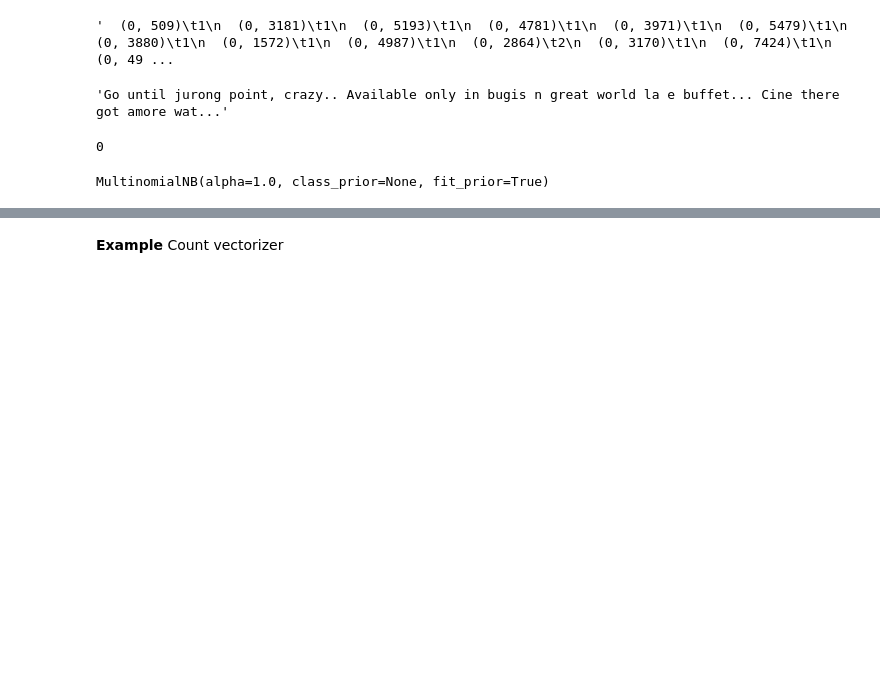
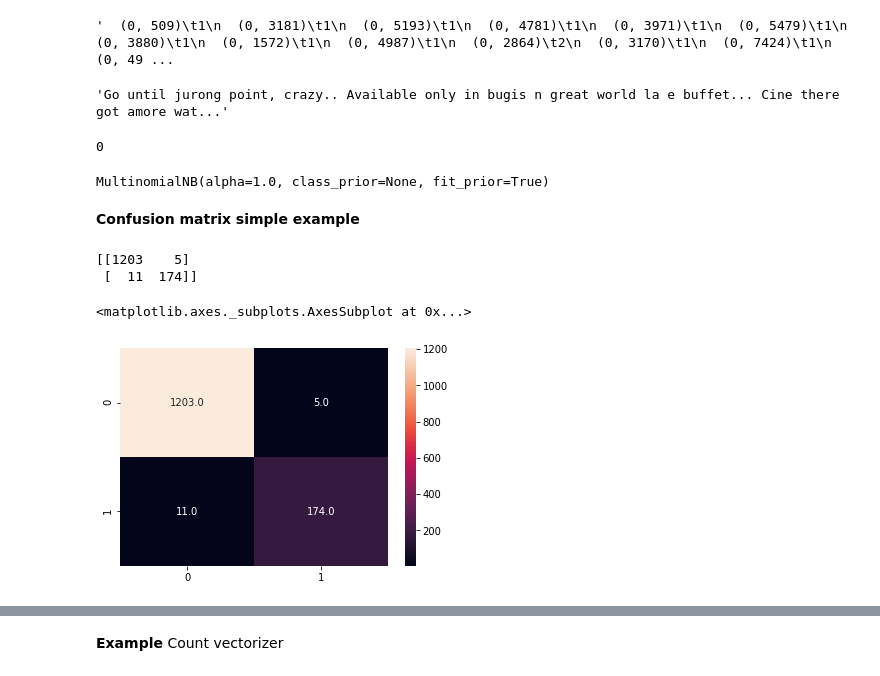
Before and after one commit to borisgarbuzov/AI_business_apps, a Jupyter notebook: Ch 8 naive Bayes/from DS1 Naive_Bayes_spam.ipynb, the cells around one changed output, grey strips where cells are left out. Saved outputs shown, nothing was run; the diff lists cells and outputs as text; code cells hidden in the pictures; blank space fills up the shorter version.

```diff
--- a/Ch 8 naive Bayes/from DS1 Naive_Bayes_spam.ipynb
+++ b/Ch 8 naive Bayes/from DS1 Naive_Bayes_spam.ipynb
@@ -168,7 +267,7 @@ y_train[0]
 # %%
 # Implementing Naive Bayes using scikit-learn
 from sklearn.naive_bayes import MultinomialNB
-naive_bayes = MultinomialNB()
+naiveb_ayes = MultinomialNB()
 naive_bayes.fit(training_data, y_train)
 # %% [output]
 MultinomialNB(alpha=1.0, class_prior=None, fit_prior=True)
@@ -177,3 +276,18 @@ MultinomialNB(alpha=1.0, class_prior=None, fit_prior=True)
 predictions = naive_bayes.predict(testing_data)
 # %%
 # print(testing_data)
+# %% [markdown]
+**Confusion matrix simple example**
+# %%
+from sklearn.metrics import confusion_matrix
+conf_matrix = confusion_matrix(y_test, predictions)
+print(conf_matrix)
+# %% [output]
+[[1203    5]
+ [  11  174]]
+# %%
+import seaborn as sns
+sns.heatmap(conf_matrix, annot=True, fmt=".1f")
+# %% [output]
+<matplotlib.axes._subplots.AxesSubplot at 0x...>
+[figure, added]
```
Also changed, not shown: parts of 27 cells of this notebook, 3 other files.
